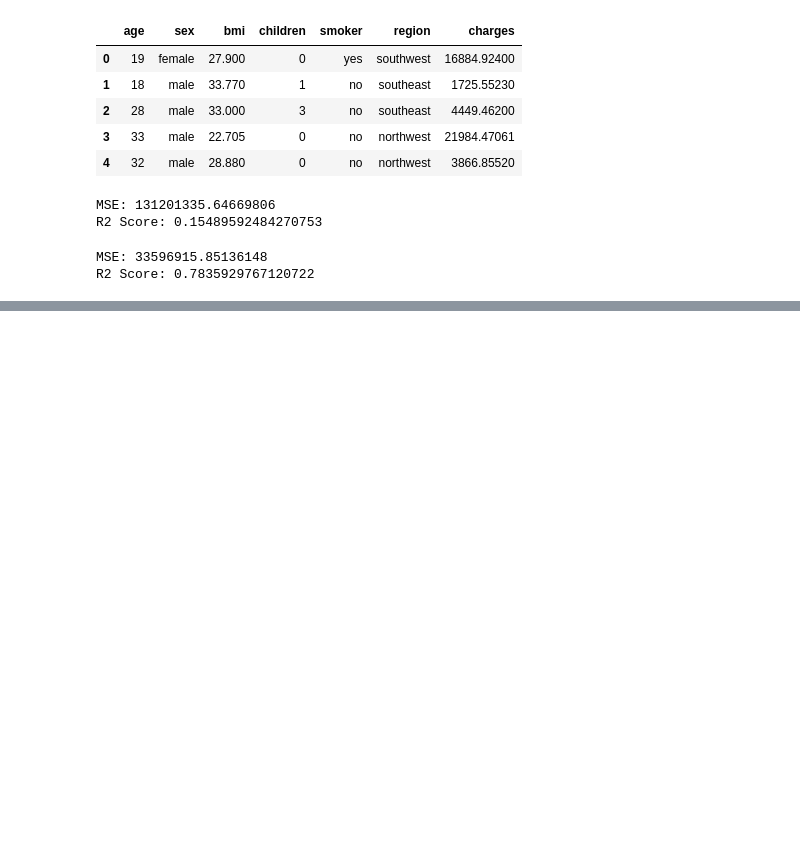
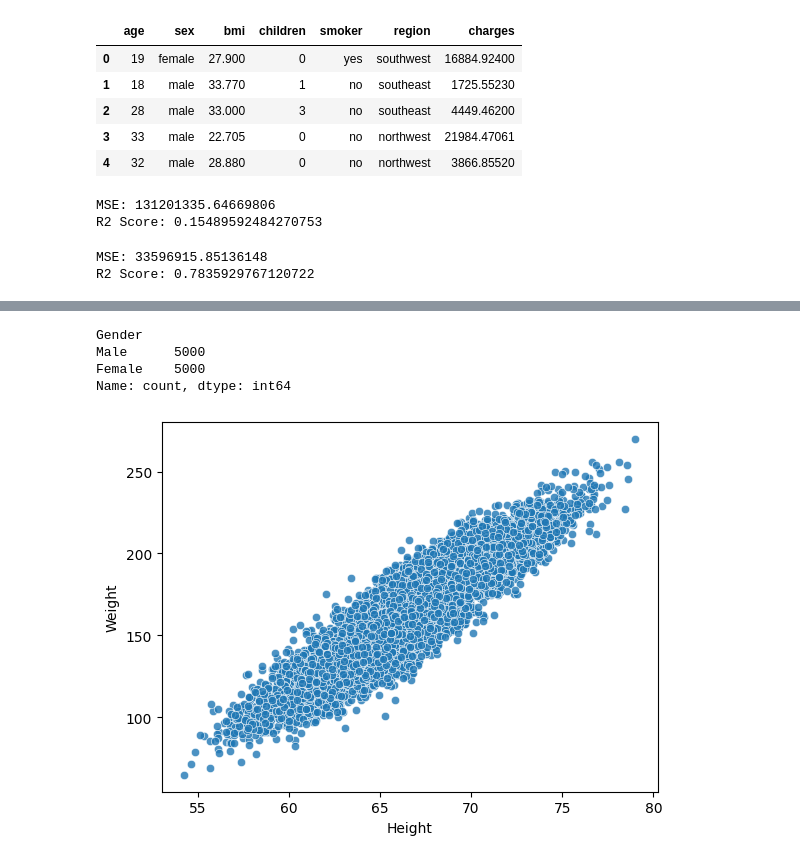
Before and after one commit to 4GeeksAcademy/linear-regression-project-tutorial-AH, a Jupyter notebook: linear_regression.ipynb, the cells around one changed output, grey strips where cells are left out. Saved outputs shown, nothing was run; the diff lists cells and outputs as text; code cells hidden in the pictures; blank space fills up the shorter version.

Commit message:
more linear regression

```diff
--- a/linear_regression.ipynb
+++ b/linear_regression.ipynb
@@ -113,0 +118,12 @@ R2 Score: 0.7835929767120722
+# %%
+import pandas as pd
+import matplotlib.pyplot as plt
+from sklearn.model_selection import train_test_split
+from sklearn.linear_model import LinearRegression
+from sklearn.metrics import mean_squared_error, r2_score
+
+# grad dataset from this url
+data = pd.read_csv("https://gist.githubusercontent.com/nstokoe/7d4717e96c21b8ad04ec91f361b000cb/raw/bf95a2e30fceb9f2ae990eac8379fc7d844a0196/weight-height.csv")
+
+# Display the first few rows of the DataFrame
+data.head()
@@ -113,0 +153,13 @@ R2 Score: 0.7835929767120722
+# %%
+data['Gender'].value_counts()
+# %% [output]
+Gender
+Male      5000
+Female    5000
+Name: count, dtype: int64
+# %%
+import seaborn as sns
+
+sns.scatterplot(data, x='Height', y='Weight', alpha=0.8);
+# %% [output]
+[figure, added]
```
Also changed, not shown: parts of 24 cells of this notebook.
